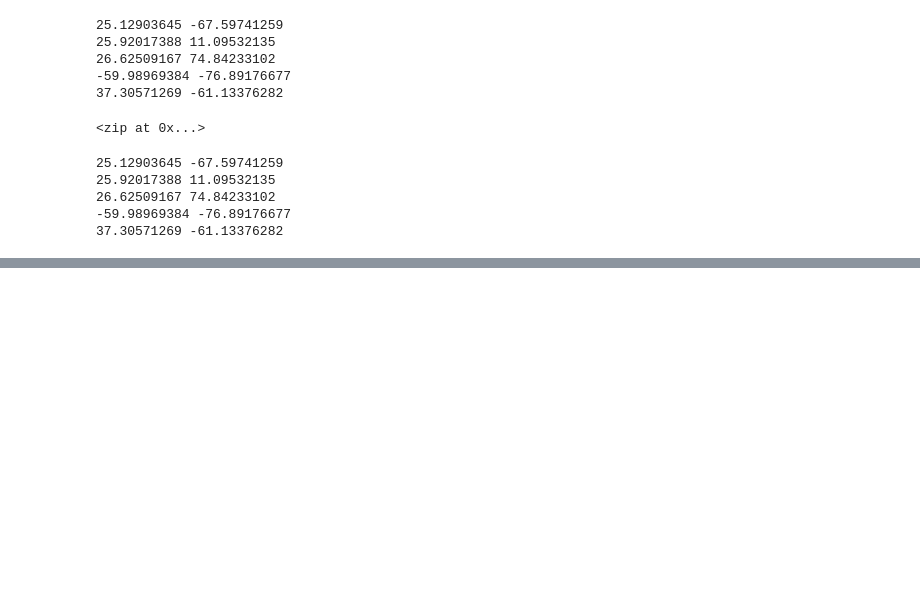
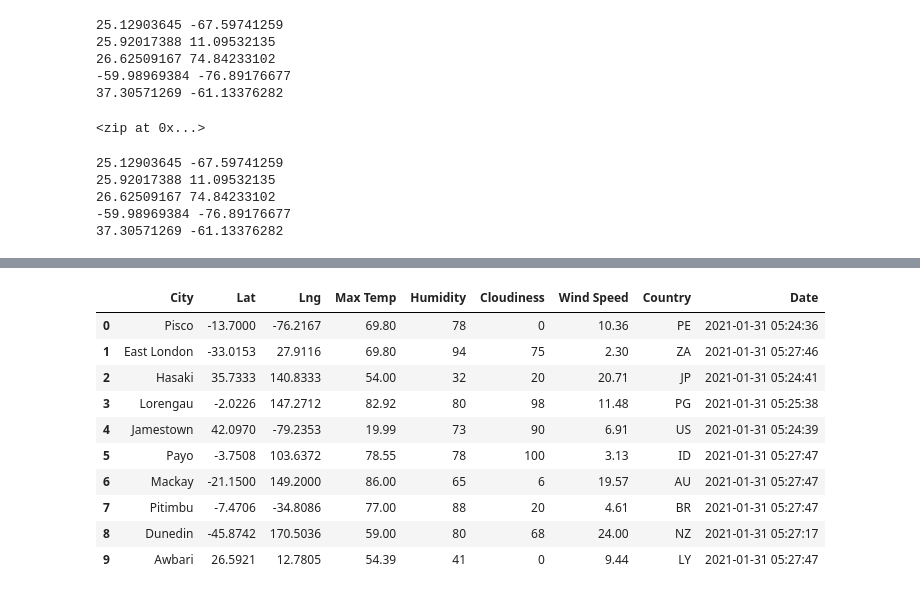
Before and after one commit to kmfriesen/World_Weather_Analysis, a Jupyter notebook: WeatherPy.ipynb, the cells around one changed output, grey strips where cells are left out. Cells and saved outputs as stored; diff of their text form; code cells hidden in the pictures; blank space fills up the shorter version.

```diff
--- a/WeatherPy.ipynb
+++ b/WeatherPy.ipynb
@@ -111,0 +118,4 @@ len(cities)
+# %%
+# Starting URL for Weather Map API Call.
+url = "http://api.openweathermap.org/data/2.5/weather?units=Imperial&APPID=" + weather_api_key
+print(url)
@@ -111,0 +141,5 @@ len(cities)
+# %%
+# Create an endpoint URL for a city.
+city_url = url + "&q=" + "Boston"
+city_weather = requests.get(city_url)
+city_weather.json()
@@ -111,0 +266,16 @@ len(cities)
+# %%
+# Convert the array of dictionaries to a Pandas DataFrame.
+city_data_df = pd.DataFrame(city_data)
+city_data_df.head(10)
+# %% [output]
+|  | City | Lat | Lng | Max Temp | Humidity | Cloudiness | Wind Speed | Country | Date |
+| 0 | Pisco | -13.7000 | -76.2167 | 69.80 | 78 | 0 | 10.36 | PE | 2021-01-31 05:24:36 |
+| 1 | East London | -33.0153 | 27.9116 | 69.80 | 94 | 75 | 2.30 | ZA | 2021-01-31 05:27:46 |
+| 2 | Hasaki | 35.7333 | 140.8333 | 54.00 | 32 | 20 | 20.71 | JP | 2021-01-31 05:24:41 |
+| 3 | Lorengau | -2.0226 | 147.2712 | 82.92 | 80 | 98 | 11.48 | PG | 2021-01-31 05:25:38 |
+| 4 | Jamestown | 42.0970 | -79.2353 | 19.99 | 73 | 90 | 6.91 | US | 2021-01-31 05:24:39 |
+| 5 | Payo | -3.7508 | 103.6372 | 78.55 | 78 | 100 | 3.13 | ID | 2021-01-31 05:27:47 |
+| 6 | Mackay | -21.1500 | 149.2000 | 86.00 | 65 | 6 | 19.57 | AU | 2021-01-31 05:27:47 |
+| 7 | Pitimbu | -7.4706 | -34.8086 | 77.00 | 88 | 20 | 4.61 | BR | 2021-01-31 05:27:47 |
+| 8 | Dunedin | -45.8742 | 170.5036 | 59.00 | 80 | 68 | 24.00 | NZ | 2021-01-31 05:27:17 |
+| 9 | Awbari | 26.5921 | 12.7805 | 54.39 | 41 | 0 | 9.44 | LY | 2021-01-31 05:27:47 |
```
Also changed, not shown: parts of 16 cells of this notebook.
